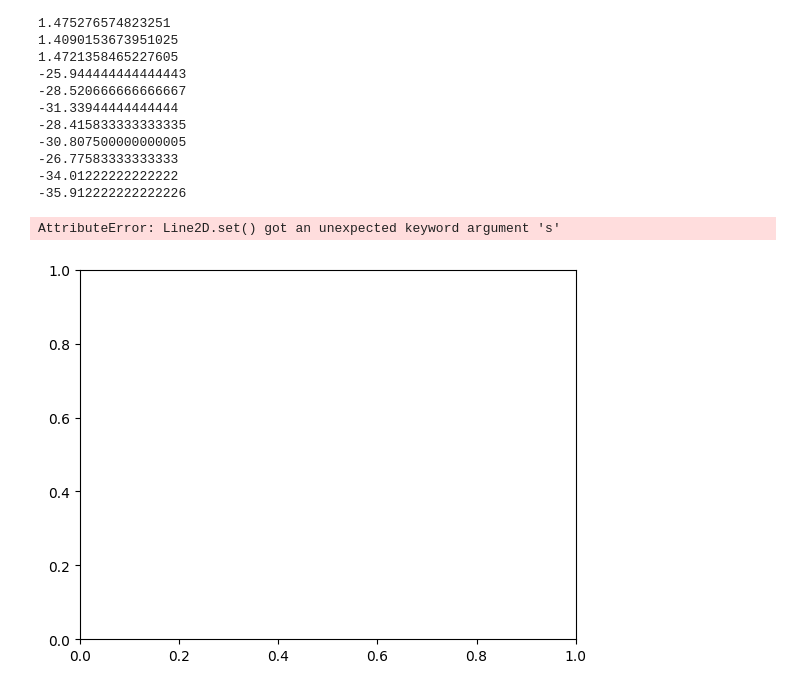
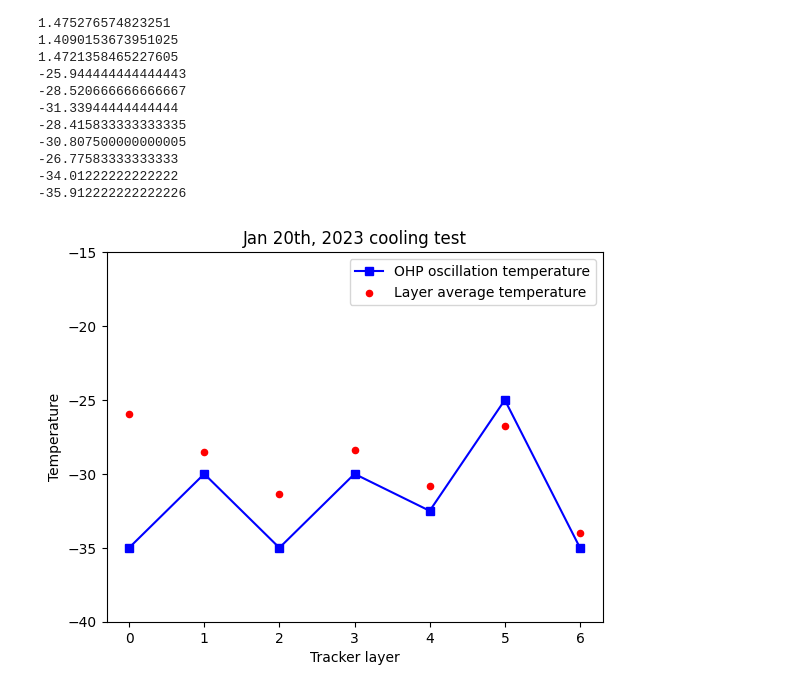
Before and after one commit to Eclipsedclaw/GAPS_thermal, a Jupyter notebook: tracker_temp.ipynb, the cells around one changed output. Saved outputs shown, nothing was run; the diff lists cells and outputs as text; code cells hidden in the pictures.

```diff
--- a/tracker_temp.ipynb
+++ b/tracker_temp.ipynb
@@ -468,20 +468,19 @@ print(np.average(T_6_new))
 # %%
 Layers = [0, 1, 2, 3, 4, 5, 6]
 Oscillation = [-35, -30, -35, -30, -32.5, -25, -35]
 Average = [np.average(T_0), np.average(np.array([[-28.76, -29.48, -29.24, -28.84, -29.71], [-29.48, -30.59, -28.76, -29.87, -29.63], [-31.38, -30.03, -30.90, -30.03, -29.87], [-29.79, -28.84, -29.24, -29.56, -29.87], [-27.41, -28.52, -29.24, -29.00, -26.70], [-22.89, -23.84, -25.43, -24.48, -24.24]])
 ), np.average(T_2), np.average(T_3), np.average(T_4), np.average(T_5), np.average(T_6)]
 
 fig = plt.figure()
 ax1 = fig.add_subplot(111)
 
-ax1.plot(Layers, Oscillation, s=20, c='b', marker="s", label='OHP oscillation temperature')
+ax1.plot(Layers, Oscillation, c='b', marker="s", label='OHP oscillation temperature')
 ax1.scatter(Layers, Average, s=20, c='r', marker="o", label='Layer average temperature')
 ax1.set_xlabel('Tracker layer')
 ax1.set_ylabel('Temperature')
 ax1.set_title('Jan 20th, 2023 cooling test')
 ax1.set_ylim([-40, -15])
 plt.legend()
 plt.show()
 # %% [output]
-AttributeError: Line2D.set() got an unexpected keyword argument 's'
-[figure, old version]
+[figure, new version]
```
Also changed, not shown: 1 other file.
